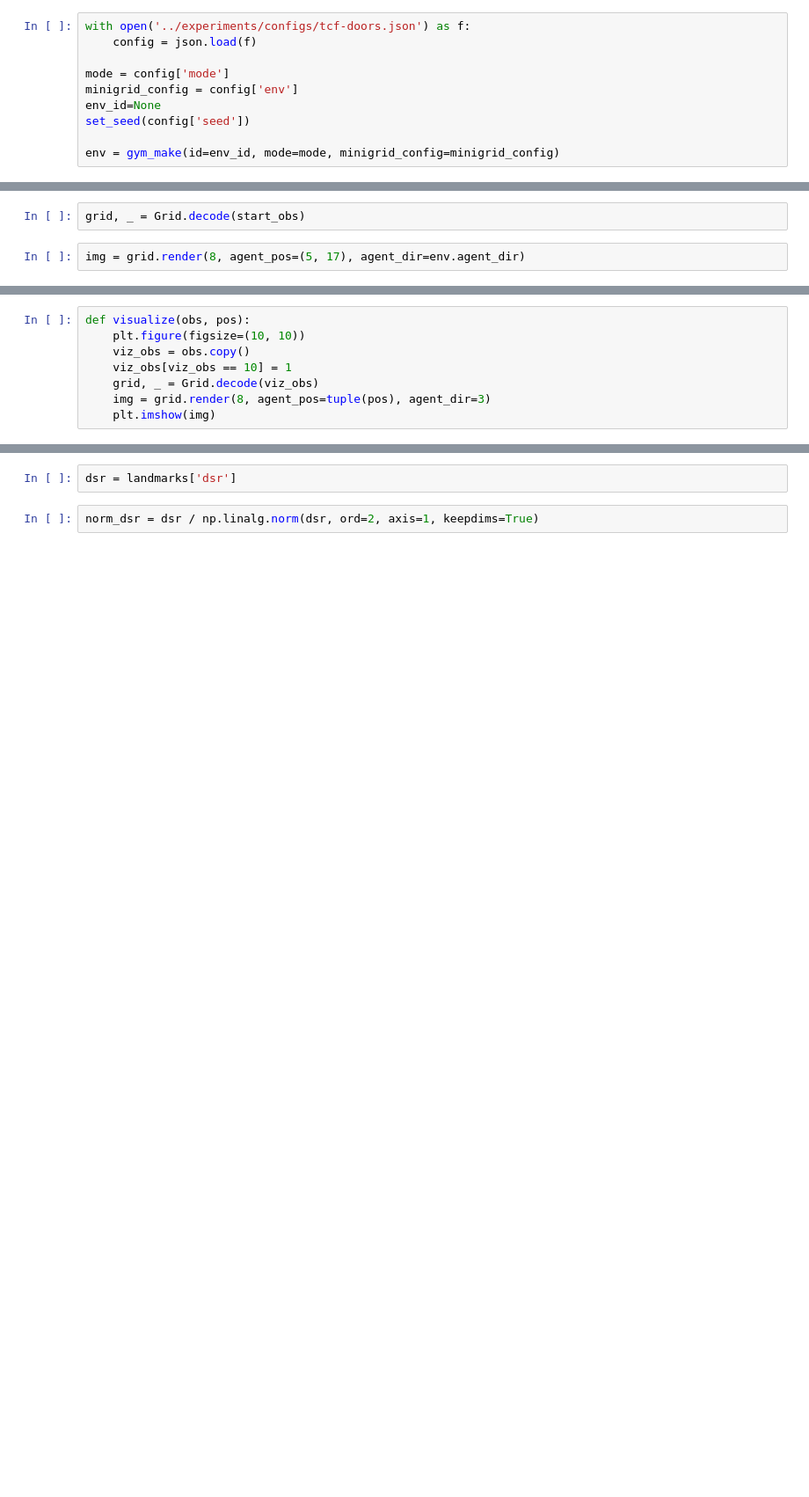
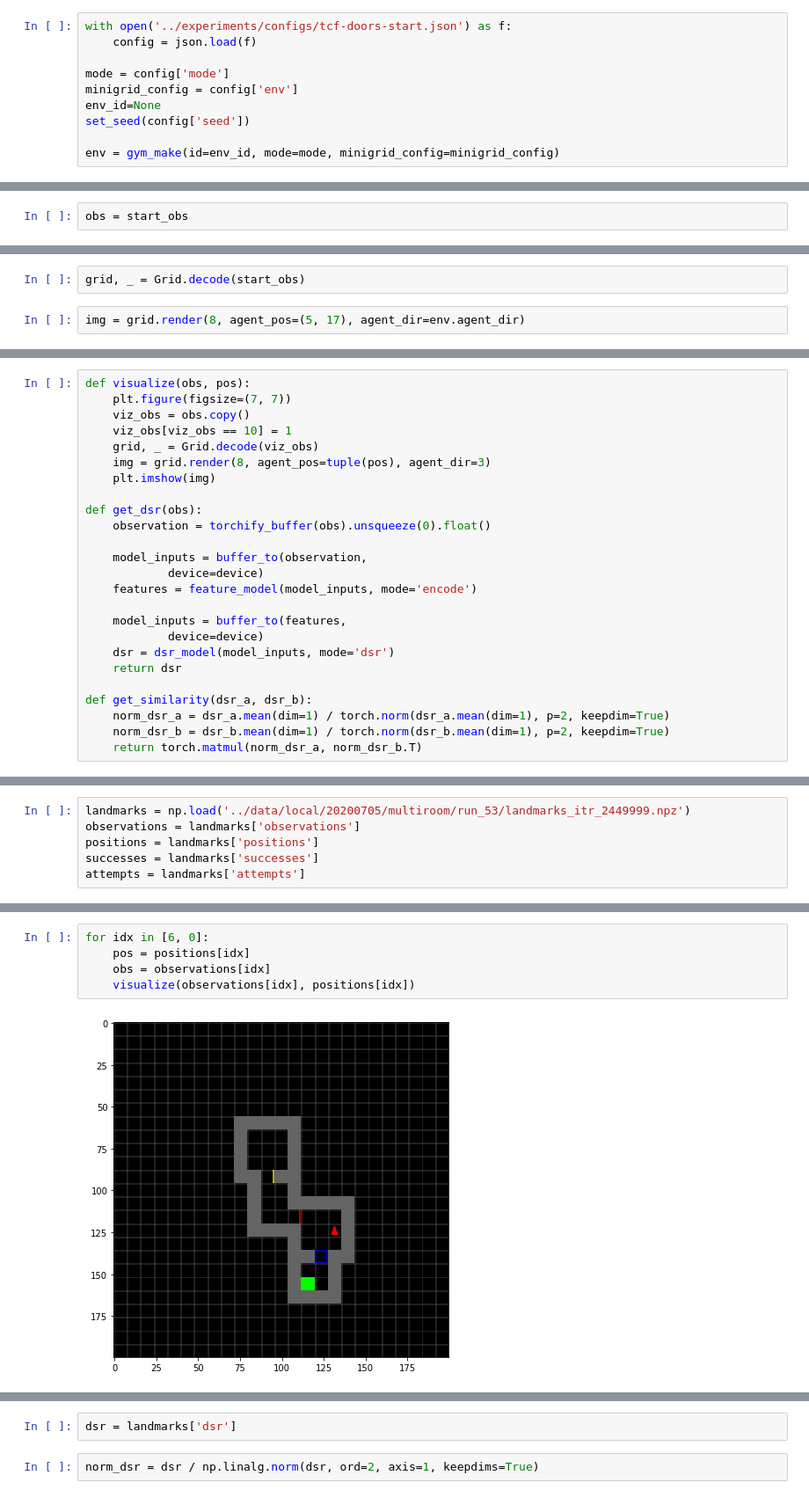
Before and after one commit to 2016choang/sfl, a Jupyter notebook: playground/new-envs.ipynb, the cells around one changed output, grey strips where cells are left out. Shown at 88% size. Saved outputs shown, nothing was run; the diff lists cells and outputs as text; blank space fills up the shorter version.

```diff
--- a/playground/new-envs.ipynb
+++ b/playground/new-envs.ipynb
@@ -36,7 +36,7 @@ from gym_minigrid.envs.multiroom import MultiRoomEnv
 # %% [markdown]
 ### Landmarks Exploration
 # %%
-with open('../experiments/configs/tcf-doors.json') as f:
+with open('../experiments/configs/tcf-doors-start.json') as f:
     config = json.load(f)
 
 mode = config['mode']
@@ -50,2 +54,4 @@ using seed 333
 # %%
 start_obs = env.reset()
+# %%
+obs = start_obs
@@ -100,8 +85,25 @@ GridDsrModel(
 # %%
 def visualize(obs, pos):
-    plt.figure(figsize=(10, 10))
+    plt.figure(figsize=(7, 7))
     viz_obs = obs.copy()
     viz_obs[viz_obs == 10] = 1
     grid, _ = Grid.decode(viz_obs)
     img = grid.render(8, agent_pos=tuple(pos), agent_dir=3)
     plt.imshow(img)
+
+def get_dsr(obs):
+    observation = torchify_buffer(obs).unsqueeze(0).float()
+
+    model_inputs = buffer_to(observation,
+            device=device)
+    features = feature_model(model_inputs, mode='encode')
+
+    model_inputs = buffer_to(features,
+            device=device)
+    dsr = dsr_model(model_inputs, mode='dsr')
+    return dsr
+
+def get_similarity(dsr_a, dsr_b):
+    norm_dsr_a = dsr_a.mean(dim=1) / torch.norm(dsr_a.mean(dim=1), p=2, keepdim=True)
+    norm_dsr_b = dsr_b.mean(dim=1) / torch.norm(dsr_b.mean(dim=1), p=2, keepdim=True)
+    return torch.matmul(norm_dsr_a, norm_dsr_b.T)
@@ -129,0 +170,6 @@ attempts = landmarks['attempts']
+# %%
+landmarks = np.load('../data/local/20200705/multiroom/run_53/landmarks_itr_2449999.npz')
+observations = landmarks['observations']
+positions = landmarks['positions']
+successes = landmarks['successes']
+attempts = landmarks['attempts']
@@ -129,0 +278,7 @@ attempts = landmarks['attempts']
+# %%
+for idx in [6, 0]:
+    pos = positions[idx]
+    obs = observations[idx]
+    visualize(observations[idx], positions[idx])
+# %% [output]
+[figure, added]
```
Also changed, not shown: parts of 100 cells of this notebook, 7 other files.
